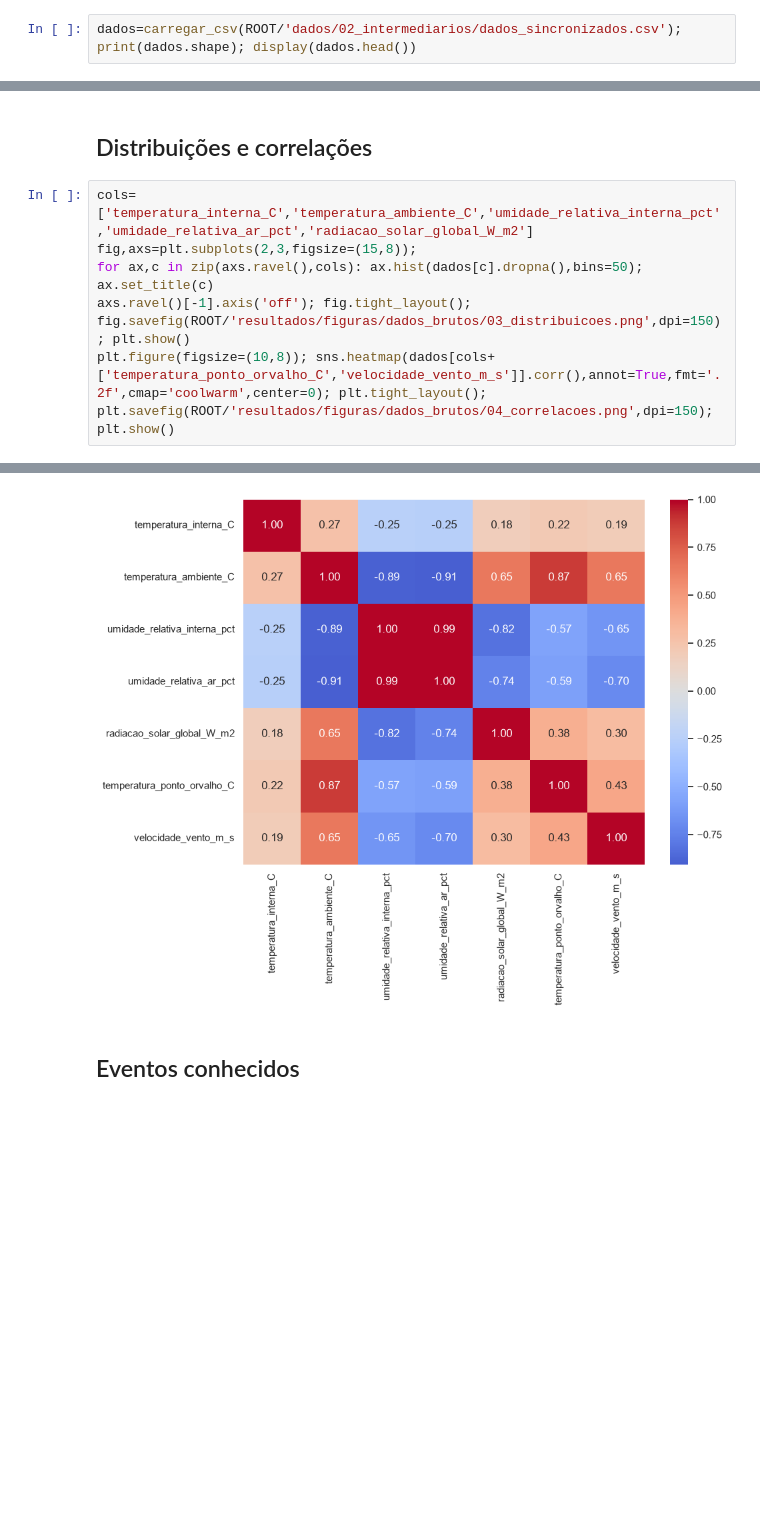
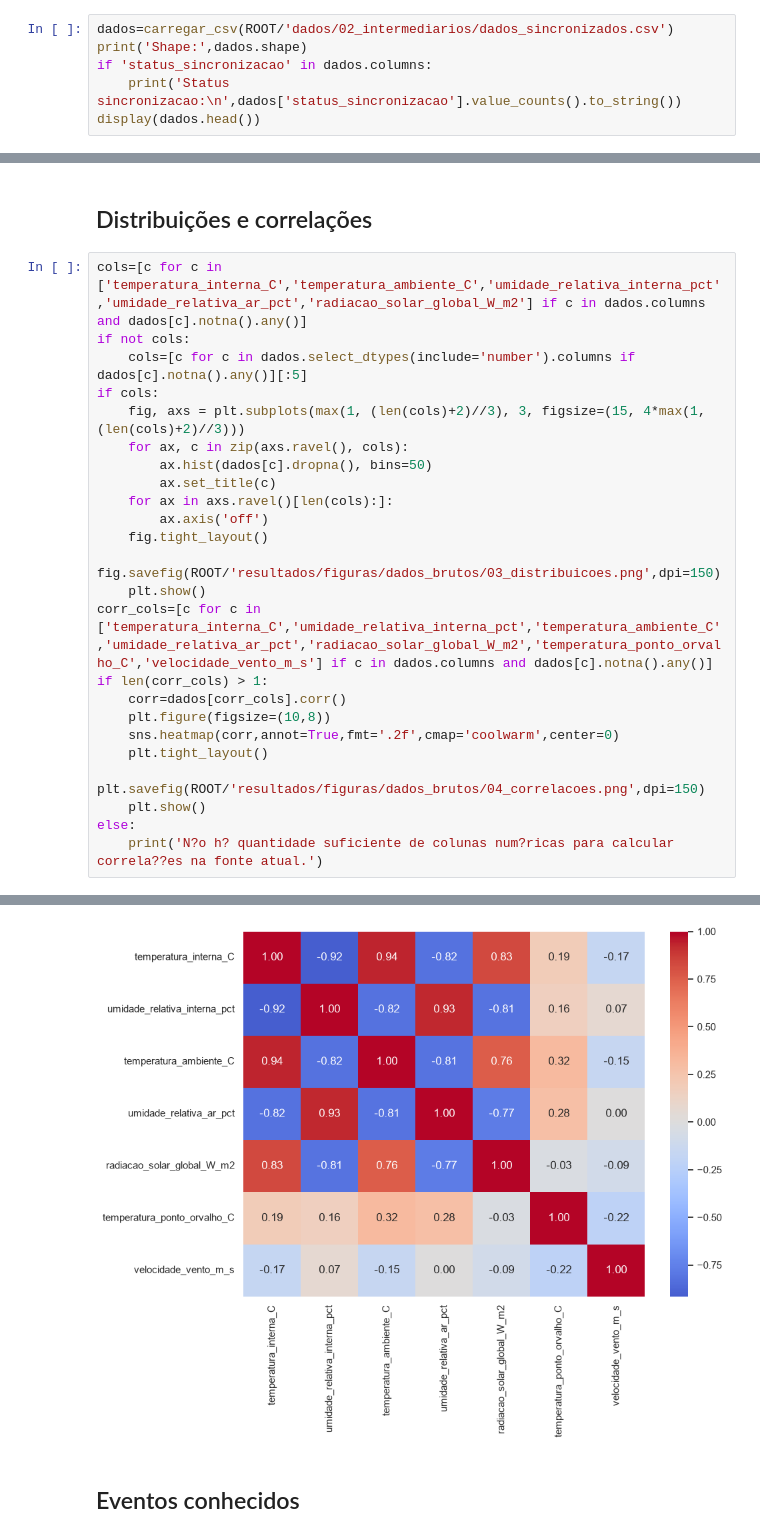
Before and after one commit to EstevesLAB/Projeto_Soft_Sensor, a Jupyter notebook: notebooks/02_analise_exploratoria_dados_brutos.ipynb, the cells around one changed output, grey strips where cells are left out. Cells and saved outputs as stored; diff of their text form; blank space fills up the shorter version.

Commit message:
Integrar dados reais da estufa e clima
Co-authored-by: Copilot <223556219+Copilot@users.noreply.github.com>

```diff
--- a/notebooks/02_analise_exploratoria_dados_brutos.ipynb
+++ b/notebooks/02_analise_exploratoria_dados_brutos.ipynb
@@ -26,5 +26,9 @@ Raiz: D:\UNICAMP\Mestrado\AP539_Aprendizado_estatistico\Trabalho\Projeto\projeto
 # %% [markdown]
 ## Carregamento
 # %%
-dados=carregar_csv(ROOT/'dados/02_intermediarios/dados_sincronizados.csv'); print(dados.shape); display(dados.head())
+dados=carregar_csv(ROOT/'dados/02_intermediarios/dados_sincronizados.csv')
+print('Shape:',dados.shape)
+if 'status_sincronizacao' in dados.columns:
+    print('Status sincronizacao:\n',dados['status_sincronizacao'].value_counts().to_string())
+display(dados.head())
 # %% [output]
@@ -90,9 +121,27 @@ fig.suptitle('Dados brutos - 30 dias'); fig.tight_layout(); fig.savefig(ROOT/'re
 # %% [markdown]
 ## Distribuições e correlações
 # %%
-cols=['temperatura_interna_C','temperatura_ambiente_C','umidade_relativa_interna_pct','umidade_relativa_ar_pct','radiacao_solar_global_W_m2']
-fig,axs=plt.subplots(2,3,figsize=(15,8));
-for ax,c in zip(axs.ravel(),cols): ax.hist(dados[c].dropna(),bins=50); ax.set_title(c)
-axs.ravel()[-1].axis('off'); fig.tight_layout(); fig.savefig(ROOT/'resultados/figuras/dados_brutos/03_distribuicoes.png',dpi=150); plt.show()
-plt.figure(figsize=(10,8)); sns.heatmap(dados[cols+['temperatura_ponto_orvalho_C','velocidade_vento_m_s']].corr(),annot=True,fmt='.2f',cmap='coolwarm',center=0); plt.tight_layout(); plt.savefig(ROOT/'resultados/figuras/dados_brutos/04_correlacoes.png',dpi=150); plt.show()
+cols=[c for c in ['temperatura_interna_C','temperatura_ambiente_C','umidade_relativa_interna_pct','umidade_relativa_ar_pct','radiacao_solar_global_W_m2'] if c in dados.columns and dados[c].notna().any()]
+if not cols:
+    cols=[c for c in dados.select_dtypes(include='number').columns if dados[c].notna().any()][:5]
+if cols:
+    fig, axs = plt.subplots(max(1, (len(cols)+2)//3), 3, figsize=(15, 4*max(1, (len(cols)+2)//3)))
+    for ax, c in zip(axs.ravel(), cols):
+        ax.hist(dados[c].dropna(), bins=50)
+        ax.set_title(c)
+    for ax in axs.ravel()[len(cols):]:
+        ax.axis('off')
+    fig.tight_layout()
+    fig.savefig(ROOT/'resultados/figuras/dados_brutos/03_distribuicoes.png',dpi=150)
+    plt.show()
+corr_cols=[c for c in ['temperatura_interna_C','umidade_relativa_interna_pct','temperatura_ambiente_C','umidade_relativa_ar_pct','radiacao_solar_global_W_m2','temperatura_ponto_orvalho_C','velocidade_vento_m_s'] if c in dados.columns and dados[c].notna().any()]
+if len(corr_cols) > 1:
+    corr=dados[corr_cols].corr()
+    plt.figure(figsize=(10,8))
+    sns.heatmap(corr,annot=True,fmt='.2f',cmap='coolwarm',center=0)
+    plt.tight_layout()
+    plt.savefig(ROOT/'resultados/figuras/dados_brutos/04_correlacoes.png',dpi=150)
+    plt.show()
+else:
+    print('N?o h? quantidade suficiente de colunas num?ricas para calcular correla??es na fonte atual.')
 # %% [output]
@@ -100,4 +149,4 @@ plt.figure(figsize=(10,8)); sns.heatmap(dados[cols+['temperatura_ponto_orvalho_C
-[figure, old version]
+[figure, new version]
 # %% [markdown]
 ## Eventos conhecidos
 # %%
```
Also changed, not shown: parts of 6 cells of this notebook, 13 other files.
